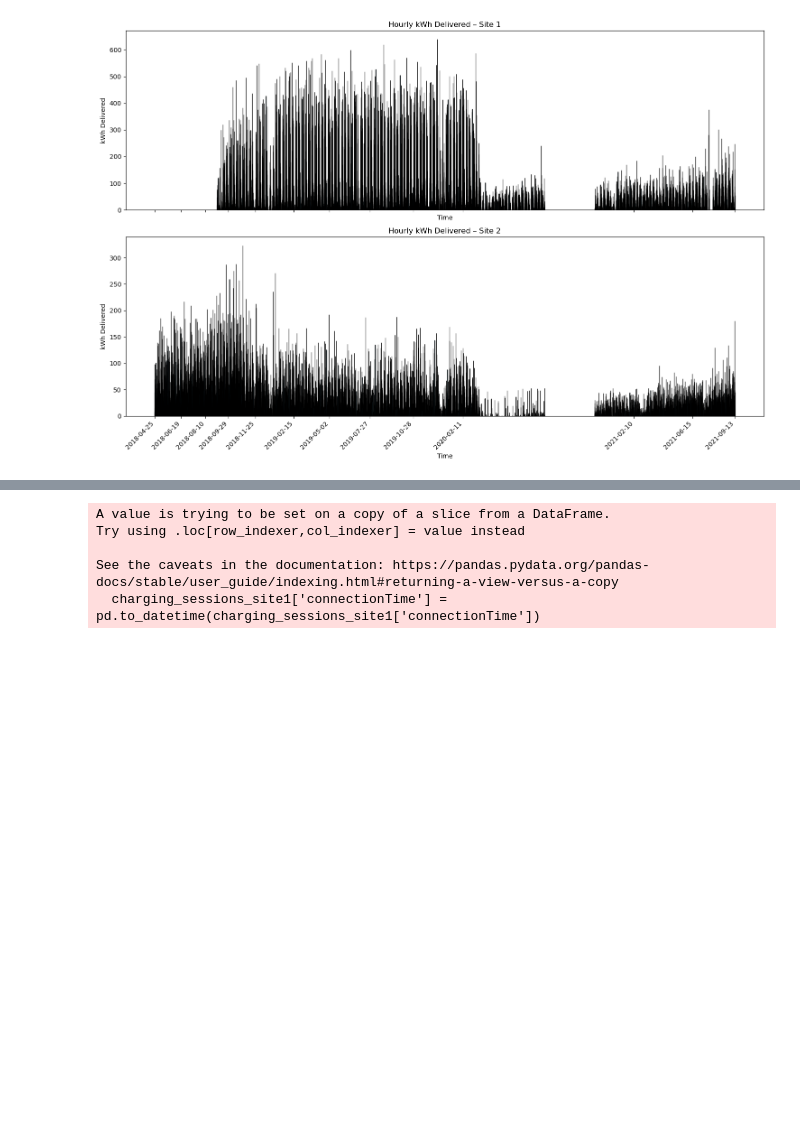
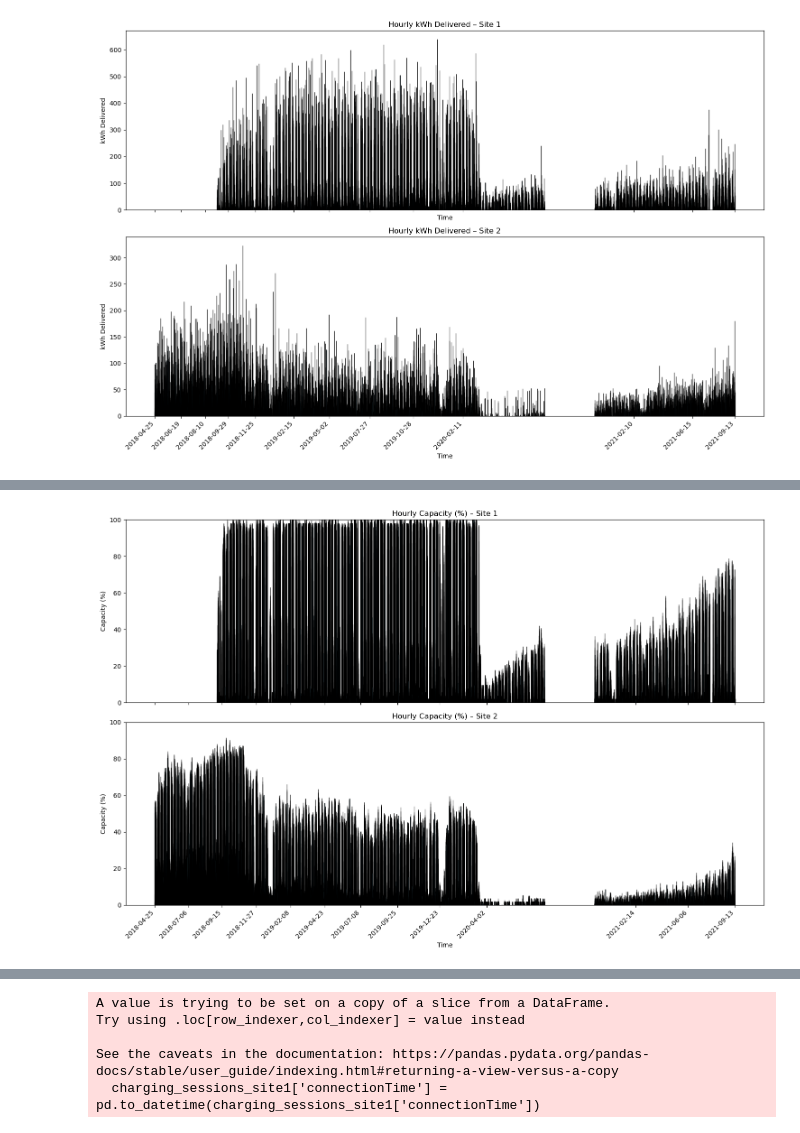
Before and after one commit to dfd0430/wiso, a Jupyter notebook: main.ipynb, the cells around one changed output, grey strips where cells are left out. Cells and saved outputs as stored; diff of their text form; code cells hidden in the pictures; blank space fills up the shorter version.

```diff
--- a/main.ipynb
+++ b/main.ipynb
@@ -16,4 +21,3 @@ def csv_to_pandas(filepath):
 # load and convert to pandas
 charging_sessions = csv_to_pandas("./Data Share/charging_sessions.csv")
 weather_burbank_airport = csv_to_pandas("./Data Share/weather_burbank_airport.csv")
-charging_sessions = charging_sessions.iloc[:, 1:]
@@ -133,12 +122,11 @@ weather_burbank_airport[numeric_cols] = weather_burbank_airport[numeric_cols].in
 # %%
+# KPI 1 Hourly KWH delivered by Site
+KPI1_df = charging_sessions.copy()
 
-import matplotlib.pyplot as plt
-
-charging_sessions['connectionTime'] = pd.to_datetime(charging_sessions['connectionTime'])
-charging_sessions['hour'] = charging_sessions['connectionTime'].dt.floor('h')
+KPI1_df['hour'] = KPI1_df['connectionTime'].dt.floor('h')
 
 hourly_kwh = (
-    charging_sessions
+    KPI1_df
     .groupby(['siteID', 'hour'], as_index=False)['kWhDelivered']
     .sum()
     .rename(columns={'kWhDelivered': 'kWh_hourly'})
@@ -147,8 +135,6 @@ hourly_kwh = (
 site_ids = hourly_kwh['siteID'].unique()
 fig, axes = plt.subplots(len(site_ids), 1, figsize=(15, 5 * len(site_ids)), sharex=True)
 
-if len(site_ids) == 1:
-    axes = [axes]
 
 for ax, site_id in zip(axes, site_ids):
     site_data = hourly_kwh.query('siteID == @site_id')
@@ -239 +156,64 @@ plt.show()
+# %%
+# KPI 2 hourly capacity
+
+KPI2_df = charging_sessions.copy()
+KPI2_df['connectionTime'] = pd.to_datetime(KPI2_df['connectionTime'], utc=True)
+KPI2_df['disconnectTime'] = pd.to_datetime(KPI2_df['disconnectTime'], utc=True)
+
+total_stations = KPI2_df.groupby('siteID')['stationID'].nunique().to_dict()
+
+KPI2_df['start_hour_floor'] = KPI2_df['connectionTime'].dt.floor('h')
+KPI2_df['end_hour_ceil'] = KPI2_df['disconnectTime'].dt.ceil('h')
+
+
+KPI2_df['num_hours'] = ((KPI2_df['end_hour_ceil'] - KPI2_df['start_hour_floor']) / pd.Timedelta(hours=1)).astype(int)
+
+repeat_counts = KPI2_df['num_hours'].values
+idx_repeat = np.repeat(KPI2_df.index, repeat_counts)
+
+expanded_df = KPI2_df.loc[idx_repeat].copy()
+
+offsets = np.concatenate([np.arange(c) for c in repeat_counts])
+expanded_df['hour_bucket'] = expanded_df['start_hour_floor'] + pd.to_timedelta(offsets, unit='h')
+
+bucket_starts = expanded_df['hour_bucket']
+bucket_ends = bucket_starts + pd.Timedelta(hours=1)
+
+overlap_start = np.maximum(expanded_df['connectionTime'], bucket_starts)
+overlap_end = np.minimum(expanded_df['disconnectTime'], bucket_ends)
+
+expanded_df['fraction'] = (overlap_end - overlap_start).dt.total_seconds() / 3600
+expanded_df['fraction'] = expanded_df['fraction'].clip(lower=0)
+
+hourly_usage = expanded_df.groupby(['siteID', 'hour_bucket'])['fraction'].sum().reset_index()
+hourly_usage.rename(columns={'hour_bucket': 'hour'}, inplace=True)
+
+hourly_usage['capacity_percent'] = hourly_usage.apply(
+    lambda x: (x['fraction'] / total_stations[x['siteID']]) * 100, axis=1
+)
+
+site_ids = hourly_usage['siteID'].unique()
+fig, axes = plt.subplots(len(site_ids), 1, figsize=(15, 5 * len(site_ids)), sharex=True)
+if len(site_ids) == 1: axes = [axes]
+
+for ax, site_id in zip(axes, site_ids):
+    site_data = hourly_usage[hourly_usage['siteID'] == site_id]
+
+    ax.bar(site_data['hour'], site_data['capacity_percent'],
+           width=0.04, color='skyblue', edgecolor='black', alpha=0.7)
+
+    ax.set_title(f'Hourly Capacity (%) – Site {site_id}')
+    ax.set_ylabel('Capacity (%)')
+    ax.set_ylim(0, 100)
+
+    tick_interval = max(len(site_data) // 12, 1)
+    ax.set_xticks(site_data['hour'].iloc[::tick_interval])
+    ax.set_xticklabels([h.strftime('%Y-%m-%d') for h in site_data['hour'].iloc[::tick_interval]],
+                       rotation=45, ha='right')
+
+plt.xlabel('Time')
+plt.tight_layout()
+plt.show()
+# %% [output]
+[figure, added]
 # %%
```
Also changed, not shown: parts of 15 cells of this notebook.
